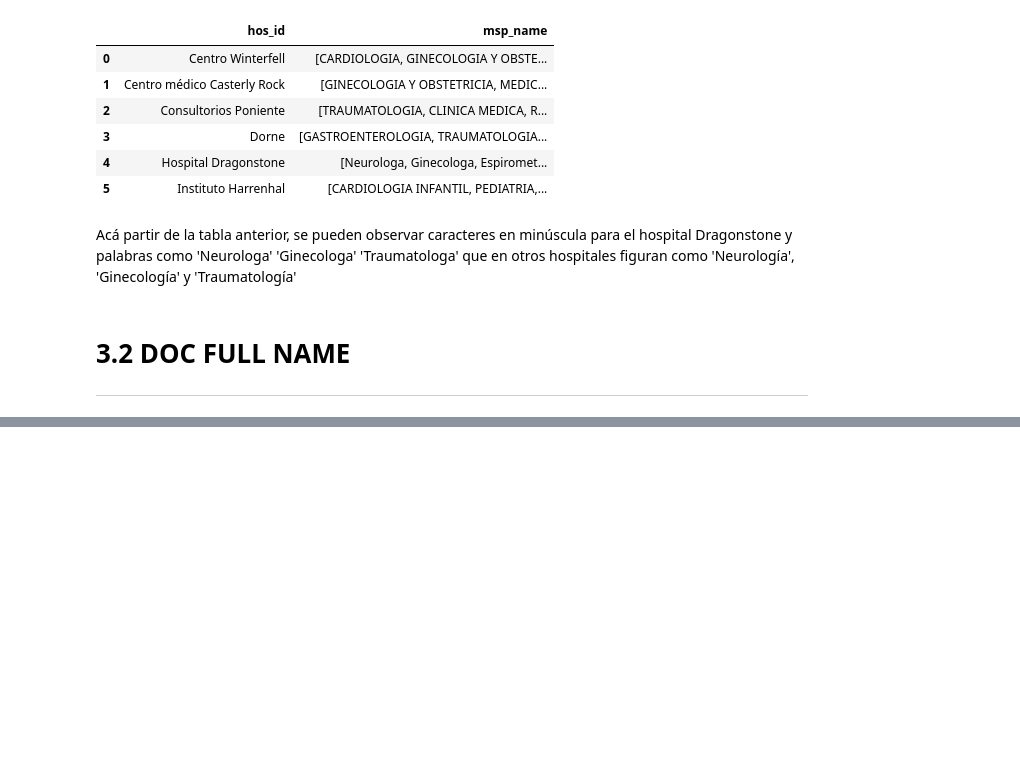
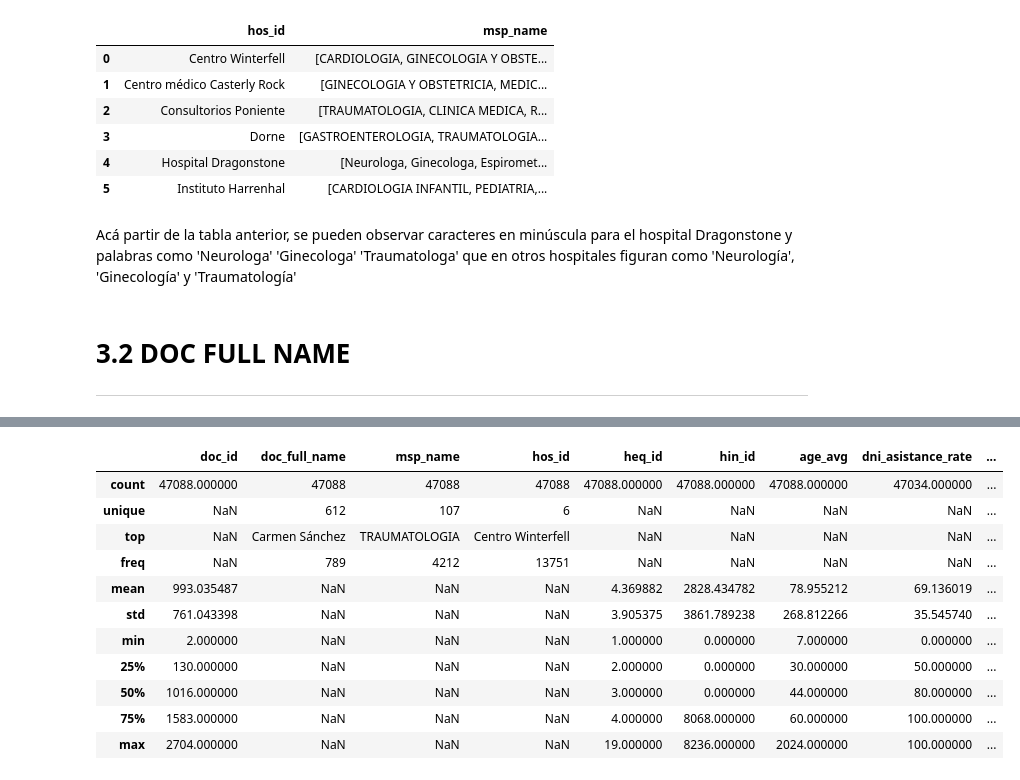
Before and after one commit to manufabregas/Dataset-Asistencia-a-turnos-m-dicos, a Jupyter notebook: TP 2/Práctico_2_Análisis_y_curación_de_datos.ipynb, the cells around one changed output, grey strips where cells are left out. Cells and saved outputs as stored; diff of their text form; code cells hidden in the pictures; blank space fills up the shorter version.

```diff
--- a/TP 2/Práctico_2_Análisis_y_curación_de_datos.ipynb
+++ b/TP 2/Práctico_2_Análisis_y_curación_de_datos.ipynb
@@ -265,0 +334,3 @@ Acá partir de la tabla anterior, se pueden observar caracteres en minúscula pa
+# %%
+df_cuatro=df_base.copy()
+df_cuatro.head(2)
@@ -265,0 +382,16 @@ Acá partir de la tabla anterior, se pueden observar caracteres en minúscula pa
+# %%
+#Panorama rápido del dataset
+df_cuatro.describe(include='all')
+# %% [output]
+|  | doc_id | doc_full_name | msp_name | hos_id | heq_id | hin_id | age_avg | dni_asistance_rate | ... |
+| count | 47088.000000 | 47088 | 47088 | 47088 | 47088.000000 | 47088.000000 | 47088.000000 | 47034.000000 | ... |
+| unique | NaN | 612 | 107 | 6 | NaN | NaN | NaN | NaN | ... |
+| top | NaN | Carmen Sánchez | TRAUMATOLOGIA | Centro Winterfell | NaN | NaN | NaN | NaN | ... |
+| freq | NaN | 789 | 4212 | 13751 | NaN | NaN | NaN | NaN | ... |
+| mean | 993.035487 | NaN | NaN | NaN | 4.369882 | 2828.434782 | 78.955212 | 69.136019 | ... |
+| std | 761.043398 | NaN | NaN | NaN | 3.905375 | 3861.789238 | 268.812266 | 35.545740 | ... |
+| min | 2.000000 | NaN | NaN | NaN | 1.000000 | 0.000000 | 7.000000 | 0.000000 | ... |
+| 25% | 130.000000 | NaN | NaN | NaN | 2.000000 | 0.000000 | 30.000000 | 50.000000 | ... |
+| 50% | 1016.000000 | NaN | NaN | NaN | 3.000000 | 0.000000 | 44.000000 | 80.000000 | ... |
+| 75% | 1583.000000 | NaN | NaN | NaN | 4.000000 | 8068.000000 | 60.000000 | 100.000000 | ... |
+| max | 2704.000000 | NaN | NaN | NaN | 19.000000 | 8236.000000 | 2024.000000 | 100.000000 | ... |
```
Also changed, not shown: parts of 17 cells of this notebook.
